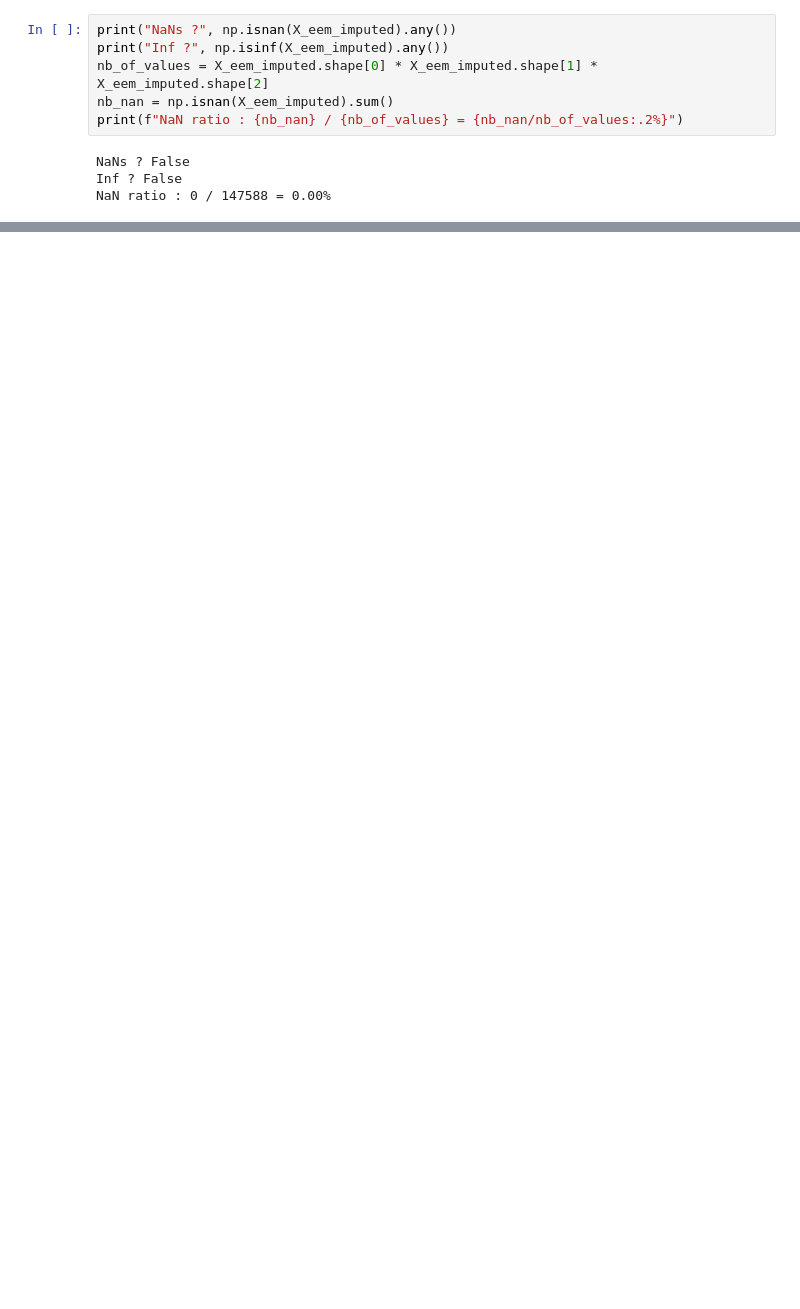
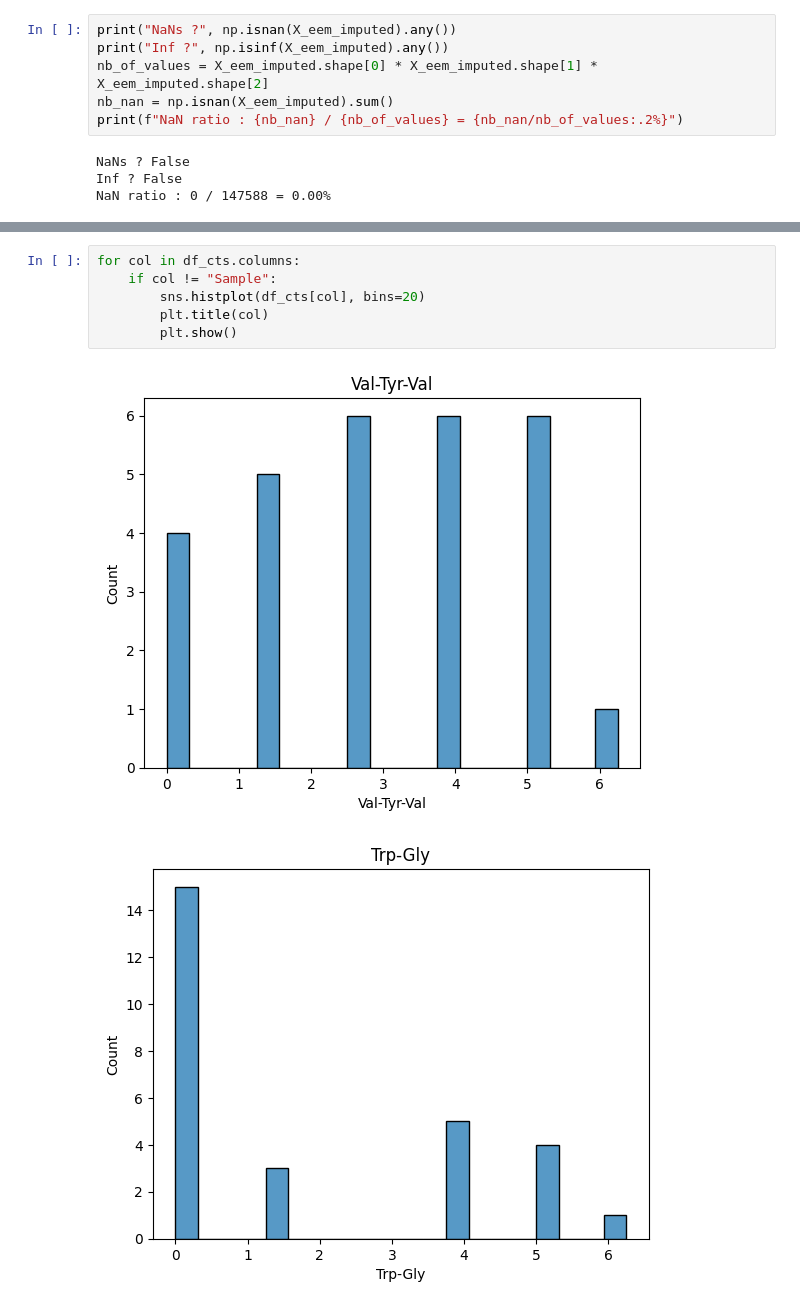
Before and after one commit to DIlyess/JODA_Multivariate_Analysis, a Jupyter notebook: notebooks/EDA.ipynb, the cells around one changed output, grey strips where cells are left out. Cells and saved outputs as stored; diff of their text form; blank space fills up the shorter version.

```diff
--- a/notebooks/EDA.ipynb
+++ b/notebooks/EDA.ipynb
@@ -127,0 +195,9 @@ NaN ratio : 0 / 147588 = 0.00%
+# %%
+for col in df_cts.columns:
+    if col != "Sample":
+        sns.histplot(df_cts[col], bins=20)
+        plt.title(col)
+        plt.show()
+# %% [output]
+[figure, added]
+[figure, added]
```
Also changed, not shown: parts of 13 cells of this notebook.
